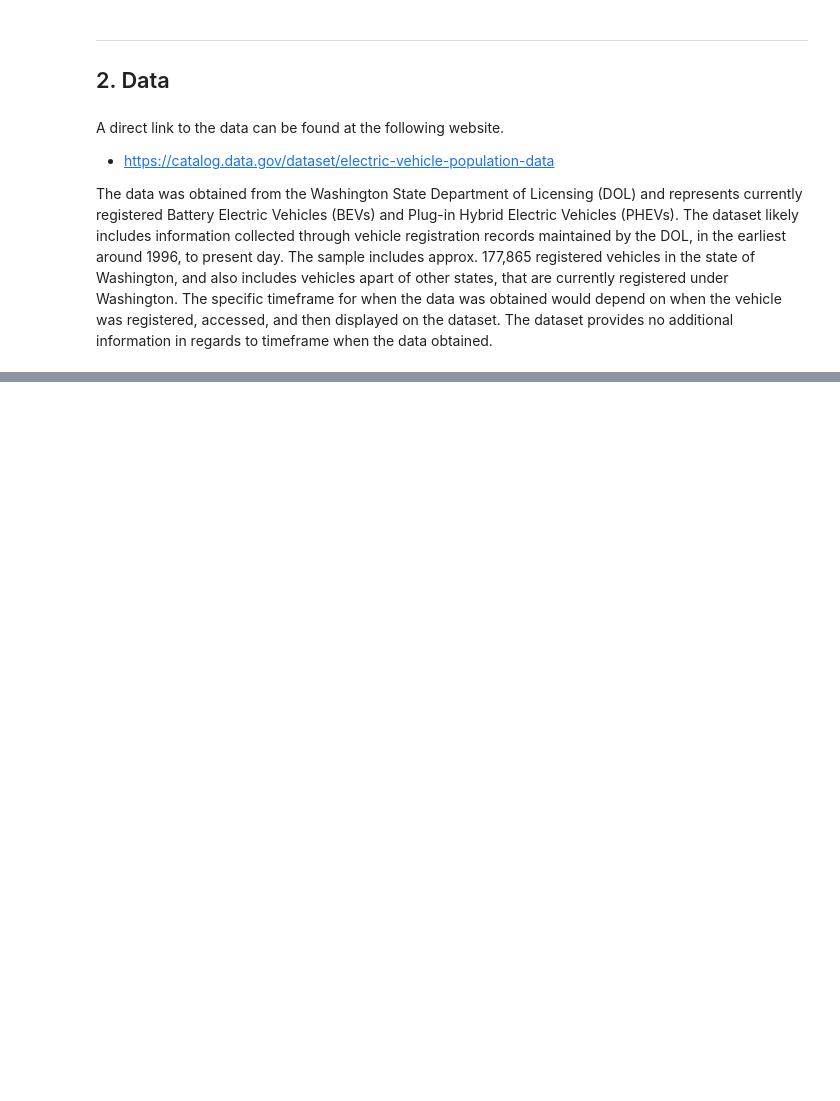
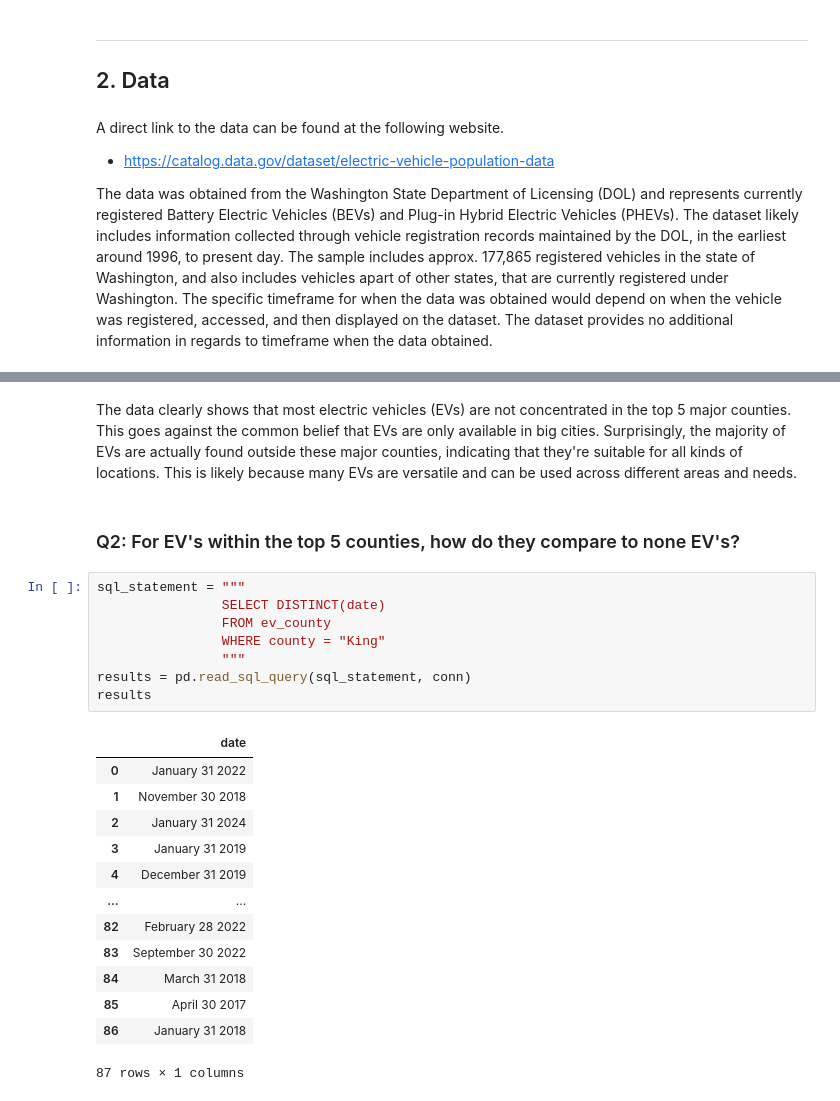
Before and after one commit to IfrahimA/final_project, a Jupyter notebook: Final_Report.ipynb, the cells around one changed output, grey strips where cells are left out. Drawn from its saved outputs; the diff is of its cells as text; blank space fills up the shorter version.

```diff
--- a/Final_Report.ipynb
+++ b/Final_Report.ipynb
@@ -922,0 +200,26 @@ plt.scatter(results_1["latitude"], results_1["longitude"])
+# %% [markdown]
+The data clearly shows that most electric vehicles (EVs) are not concentrated in the top 5 major counties. This goes against the common belief that EVs are only available in big cities. Surprisingly, the majority of EVs are actually found outside these major counties, indicating that they're suitable for all kinds of locations. This is likely because many EVs are versatile and can be used across different areas and needs.
+# %% [markdown]
+### Q2: For EV's within the top 5 counties, how do they compare to none EV's?
+# %%
+sql_statement = """
+                SELECT DISTINCT(date)
+                FROM ev_county
+                WHERE county = "King"
+                """
+results = pd.read_sql_query(sql_statement, conn)
+results
+# %% [output]
+|  | date |
+| 0 | January 31 2022 |
+| 1 | November 30 2018 |
+| 2 | January 31 2024 |
+| 3 | January 31 2019 |
+| 4 | December 31 2019 |
+| ... | ... |
+| 82 | February 28 2022 |
+| 83 | September 30 2022 |
+| 84 | March 31 2018 |
+| 85 | April 30 2017 |
+| 86 | January 31 2018 |
+87 rows × 1 columns
```
Also changed, not shown: parts of 73 cells of this notebook, 2 other files.
